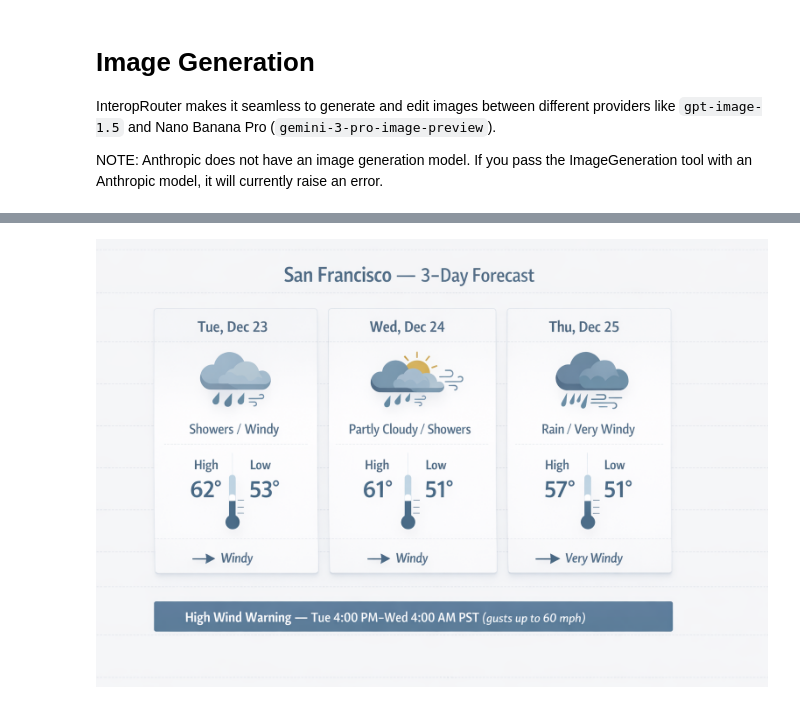
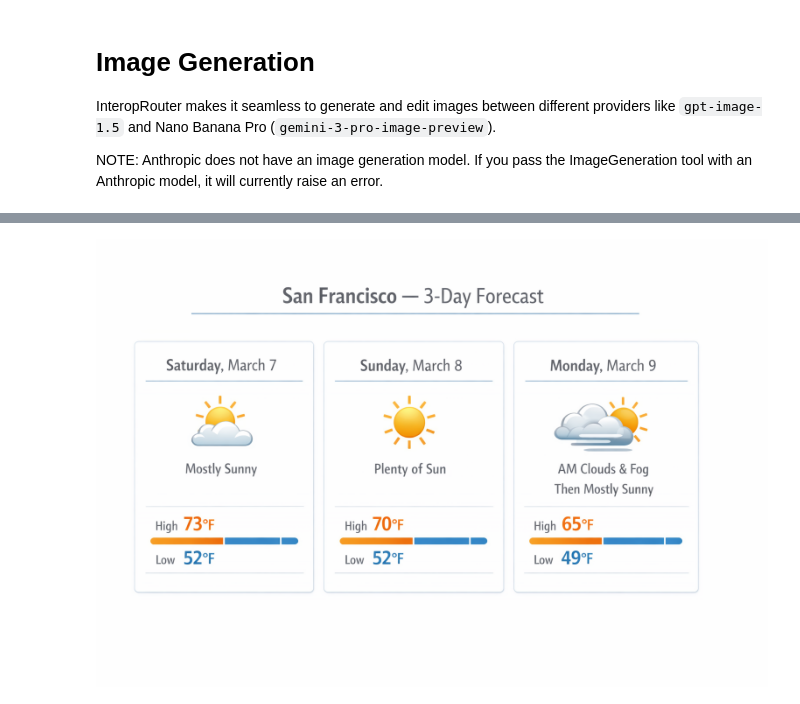
Before and after one commit to DavidKoleczek/interop-router, a Jupyter notebook: examples/3_image_interop.ipynb, the cells around one changed output, grey strips where cells are left out. Saved outputs shown, nothing was run; the diff lists cells and outputs as text; code cells hidden in the pictures.

```diff
--- a/examples/3_image_interop.ipynb
+++ b/examples/3_image_interop.ipynb
@@ -53,7 +53,7 @@ image_tool_openai = ImageGeneration(
 )
 image_response = await router.create(
     input=messages,
-    model="gpt-5.2",
+    model="gpt-5.4",
     reasoning={"effort": "medium", "summary": "auto"},
     tools=[image_tool_openai, WebSearchToolParam(type="web_search")],
     include=["web_search_call.results", "web_search_call.action.sources", "reasoning.encrypted_content"],
@@ -80,8 +77,8 @@ PydanticSerializationUnexpectedValue: Expected `ActionFind` - serialized value m
   PydanticSerializationUnexpectedValue(Expected `McpListTools` - serialized value may not be as expected [field_name='output', input_value=ResponseFunctionWebSearch... type='web_search_call'), input_t ...
   PydanticSerializationUnexpectedValue(Expected `McpApprovalRequest` - serialized value may not be as expected [field_name='output', input_value=ResponseFunctionWebSearch... type='web_search_call'), i ...
   PydanticSerializationUnexpectedValue(Expected `ResponseCustomToolCall` - serialized value may not be as expected [field_name='output', input_value=ResponseFunctionWebSearch... type='web_search_call' ...
   return self.__pydantic_serializer__.to_python(
-[figure, old version]
+[figure, new version]
 # %%
 user_message_2 = "Thanks! What day looks best for a picnic?"
 messages.append(ChatMessage(message=EasyInputMessageParam(role="user", content=user_message_2)))
```
Also changed, not shown: parts of 4 cells of this notebook, 16 other files.
